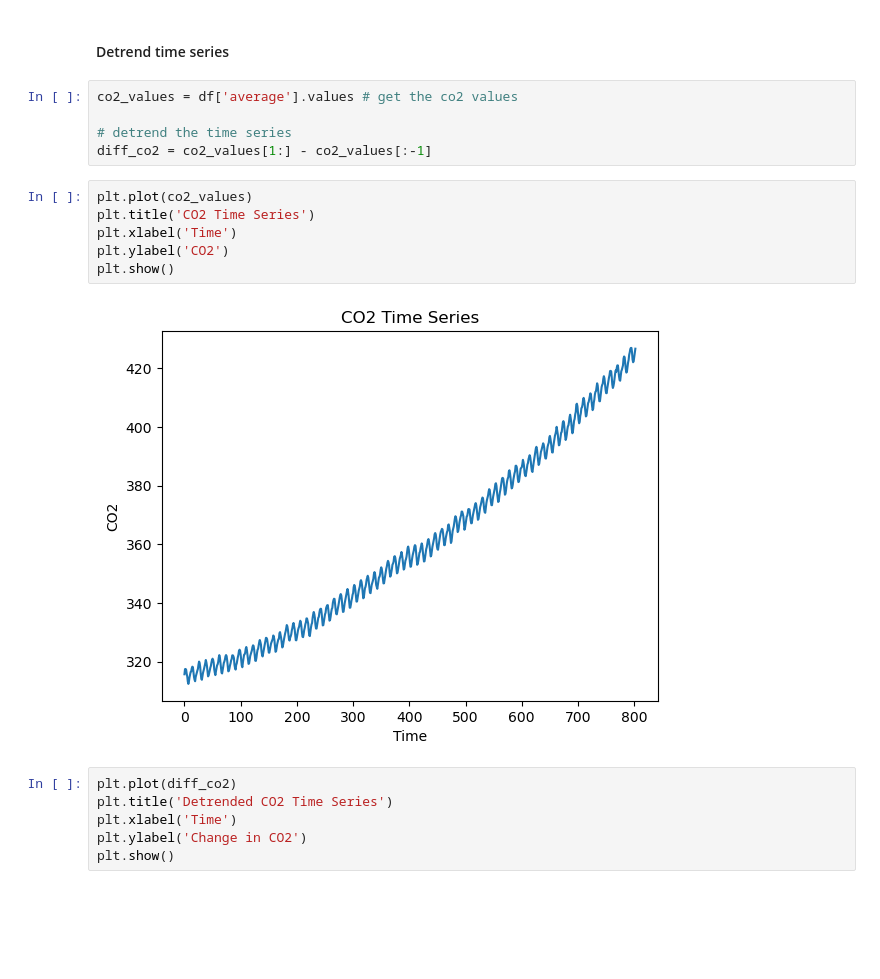
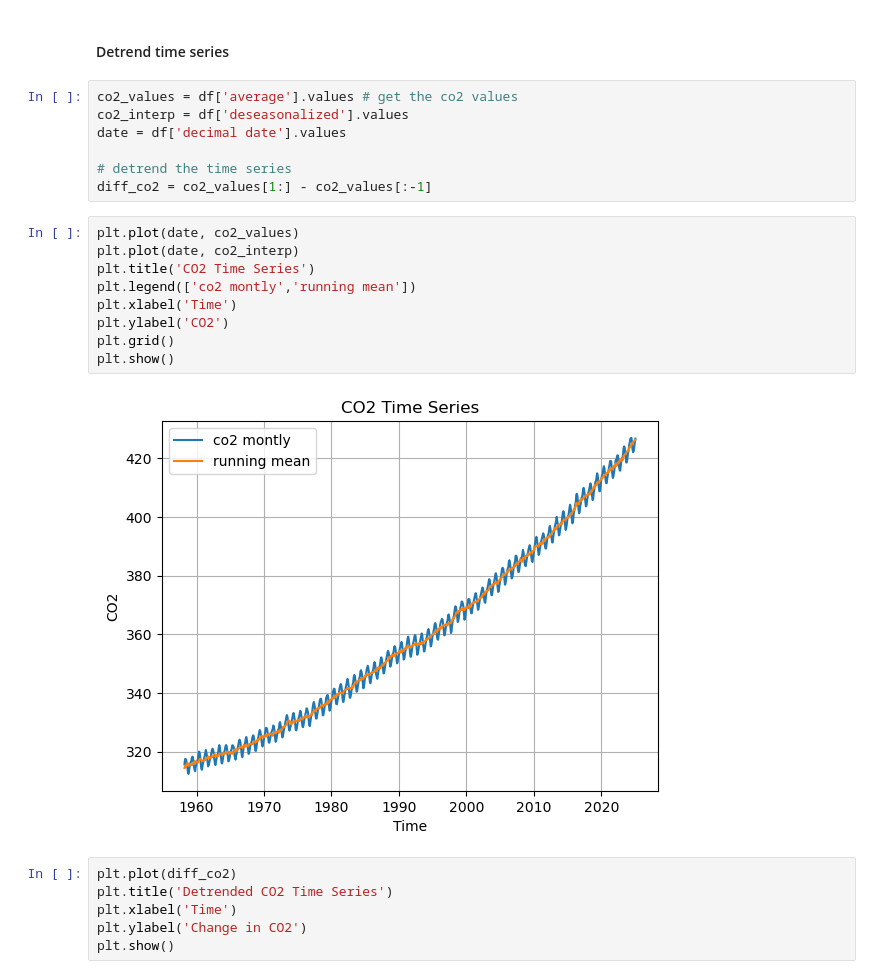
Before and after one commit to ieadoboe/effective-waffle, a Jupyter notebook: 21_mauna_loa_co2_rnn.ipynb, the cells around one changed output. Saved outputs shown, nothing was run; the diff lists cells and outputs as text; blank space fills up the shorter version.

Commit message:
Update Mauna Loa CO2 notebook with deseasonalized data visualization and minor WaveNet block refinements

```diff
--- a/21_mauna_loa_co2_rnn.ipynb
+++ b/21_mauna_loa_co2_rnn.ipynb
@@ -26,17 +26,22 @@ print(df.head())
 #### Detrend time series
 # %%
 co2_values = df['average'].values # get the co2 values
+co2_interp = df['deseasonalized'].values
+date = df['decimal date'].values
 
 # detrend the time series
 diff_co2 = co2_values[1:] - co2_values[:-1]
 # %%
-plt.plot(co2_values)
+plt.plot(date, co2_values)
+plt.plot(date, co2_interp)
 plt.title('CO2 Time Series')
+plt.legend(['co2 montly','running mean'])
 plt.xlabel('Time')
 plt.ylabel('CO2')
+plt.grid()
 plt.show()
 # %% [output]
-[figure, old version]
+[figure, new version]
 # %%
 plt.plot(diff_co2)
 plt.title('Detrended CO2 Time Series')
```
Also changed, not shown: parts of 1 cell of this notebook, 1 other file.
